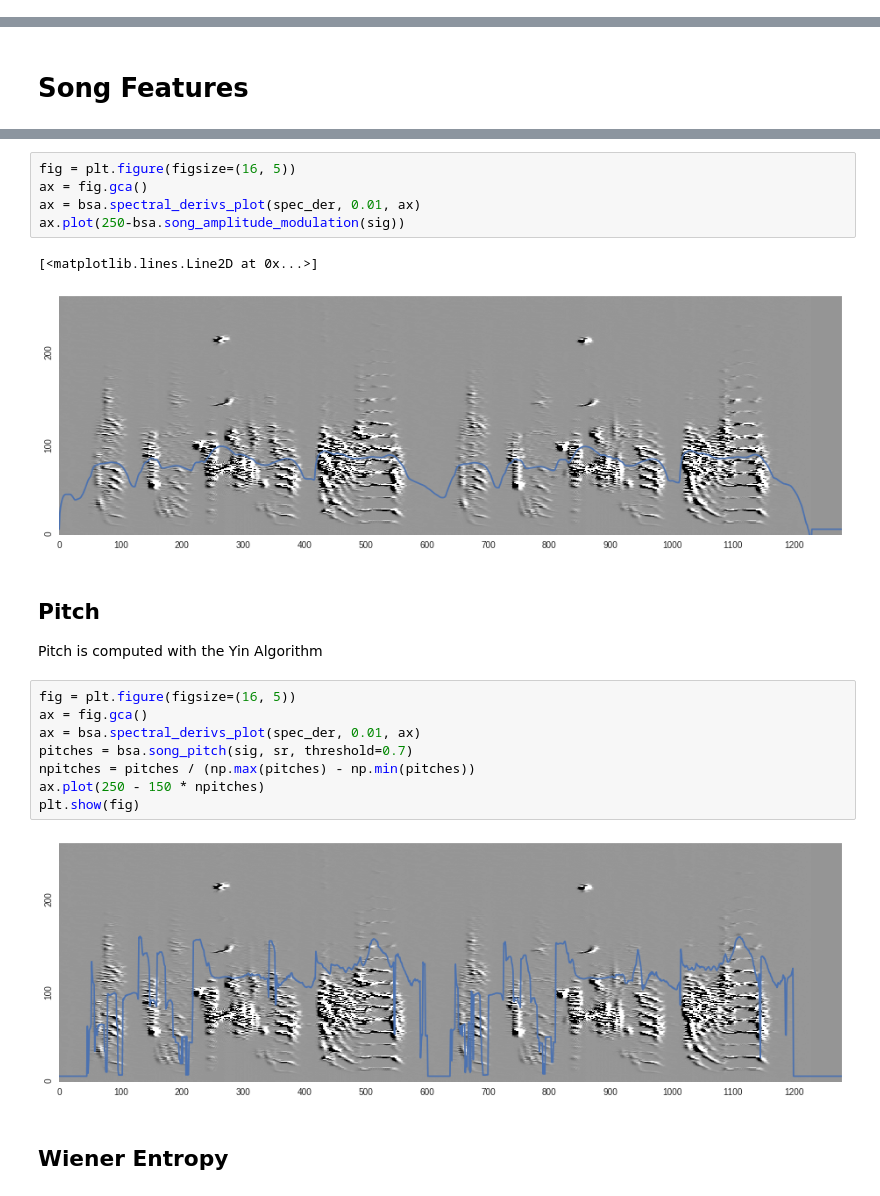
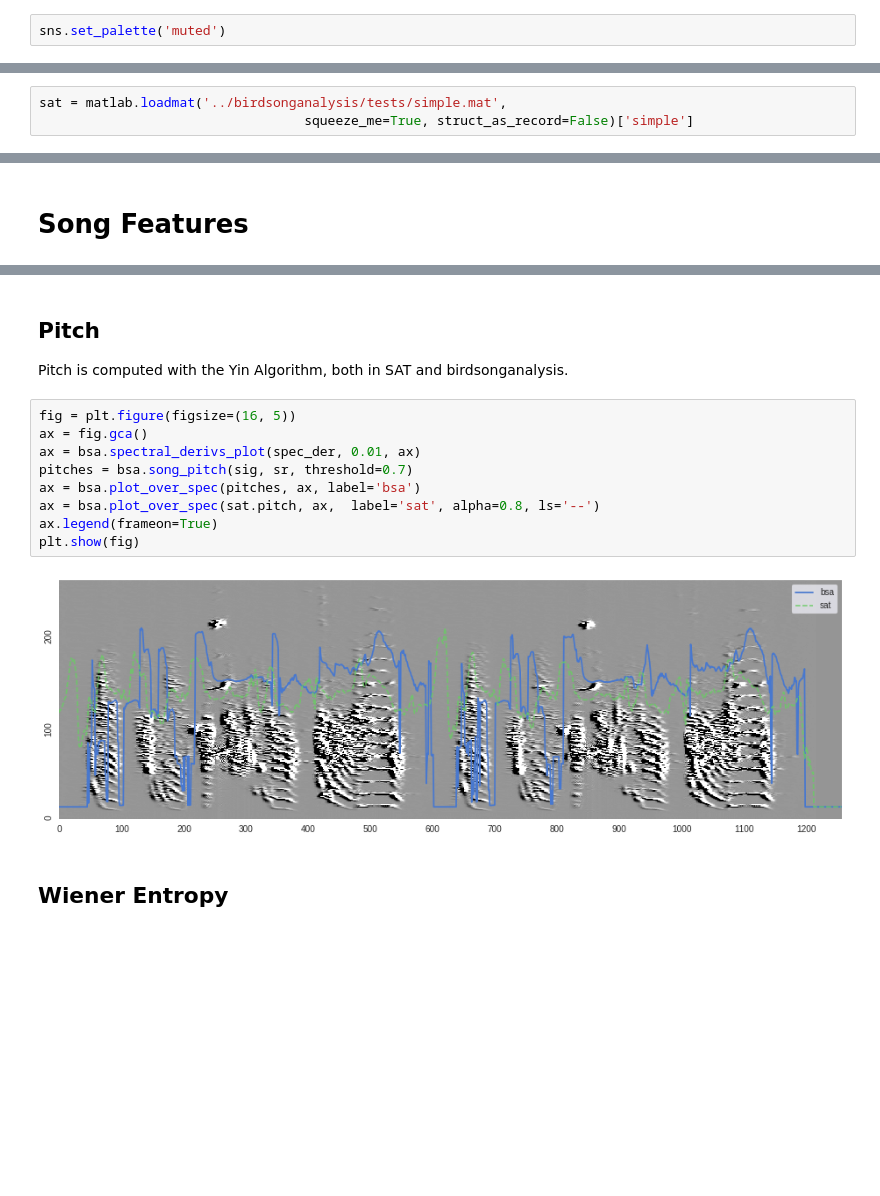
Before and after one commit to PaulEcoffet/birdsonganalysis, a Jupyter notebook: notebooks/Bird Song Analysis Notebook.ipynb, the cells around one changed output, grey strips where cells are left out. Drawn from its saved outputs; the diff is of its cells as text; blank space fills up the shorter version.

```diff
--- a/notebooks/Bird Song Analysis Notebook.ipynb
+++ b/notebooks/Bird Song Analysis Notebook.ipynb
@@ -14,4 +16,6 @@ from scipy.io import wavfile
 import birdsonganalysis as bsa
+# %%
+sns.set_palette('muted')
 # %% [markdown]
 First we load a wavfile, the output is a simple 1D array
 # %%
@@ -19,3 +25,6 @@ sr, sig = wavfile.read('../songs/simple.wav')
+# %%
+sat = matlab.loadmat('../birdsonganalysis/tests/simple.mat',
+                                  squeeze_me=True, struct_as_record=False)['simple']
 # %% [markdown]
 # Spectral derivatives
 
@@ -52,25 +77,18 @@ ax.plot(250-150*nfm)
+# %% [markdown]
+## Pitch
+
+Pitch is computed with the Yin Algorithm, both in SAT and birdsonganalysis.
 # %%
 fig = plt.figure(figsize=(16, 5))
 ax = fig.gca()
 ax = bsa.spectral_derivs_plot(spec_der, 0.01, ax)
-ax.plot(250-bsa.song_amplitude_modulation(sig))
+pitches = bsa.song_pitch(sig, sr, threshold=0.7)
+ax = bsa.plot_over_spec(pitches, ax, label='bsa')
+ax = bsa.plot_over_spec(sat.pitch, ax,  label='sat', alpha=0.8, ls='--')
+ax.legend(frameon=True)
+plt.show(fig)
 # %% [output]
-[<matplotlib.lines.Line2D at 0x...>]
-[figure, old version]
+[figure, new version]
-# %% [markdown]
-## Pitch
-
-Pitch is computed with the Yin Algorithm
-# %%
-fig = plt.figure(figsize=(16, 5))
-ax = fig.gca()
-ax = bsa.spectral_derivs_plot(spec_der, 0.01, ax)
-pitches = bsa.song_pitch(sig, sr, threshold=0.7)
-npitches = pitches / (np.max(pitches) - np.min(pitches))
-ax.plot(250 - 150 * npitches)
-plt.show(fig)
-# %% [output]
-[figure, removed]
 # %% [markdown]
 ## Wiener Entropy
 # %%
```
Also changed, not shown: parts of 9 cells of this notebook, 3 other files.
